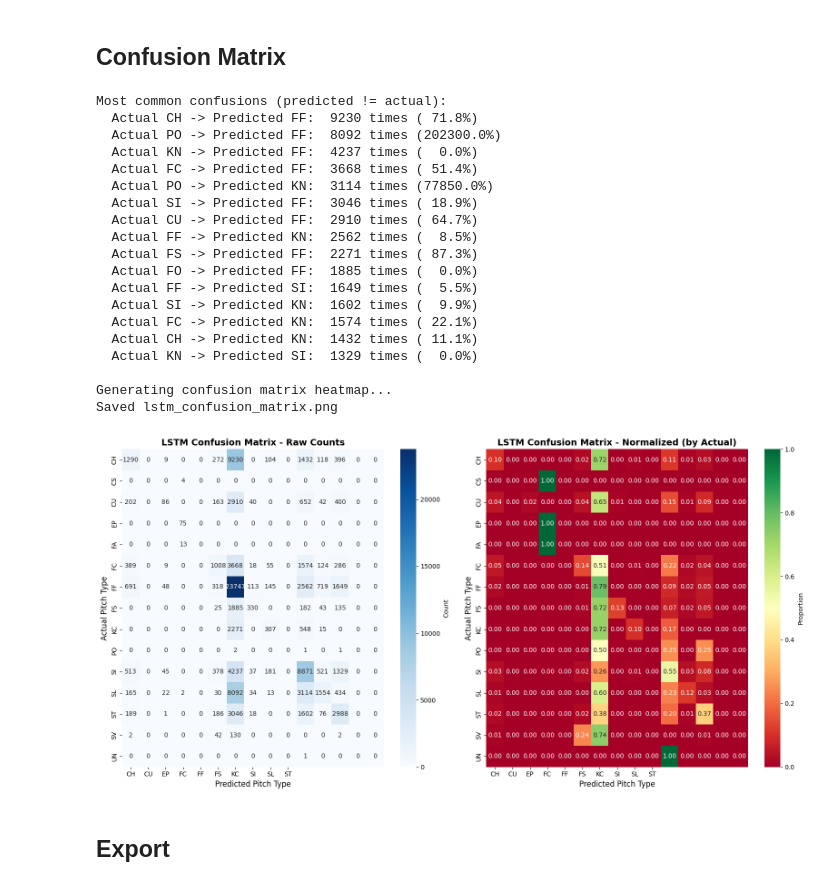
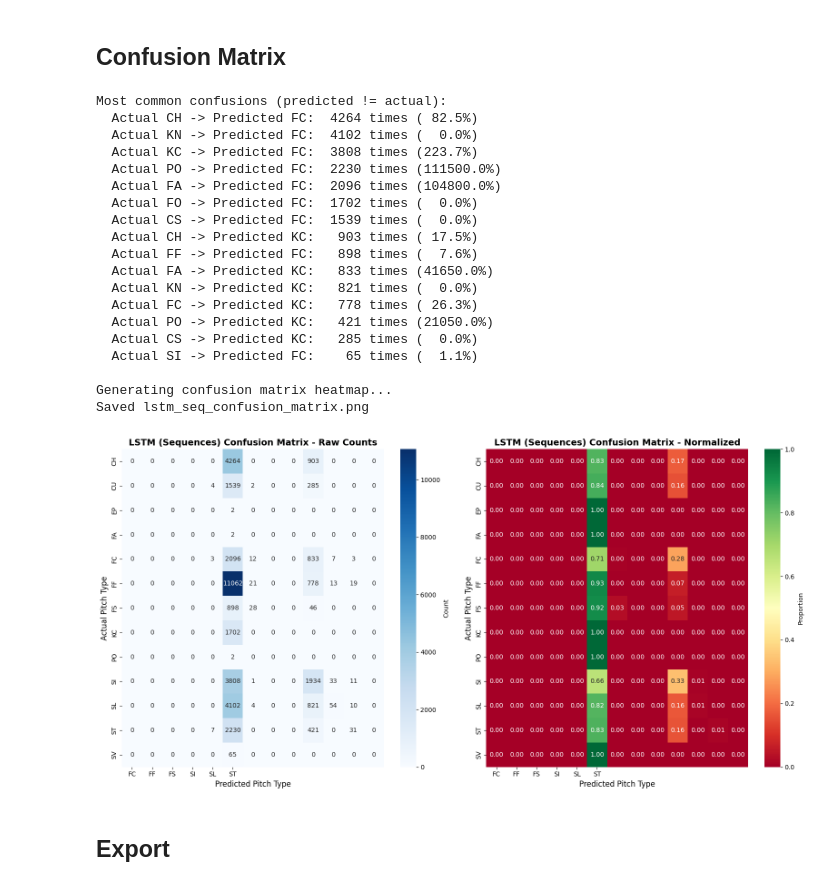
Before and after one commit to l0stpanda/sports-analytics-portfolio, a Jupyter notebook: baseball/pitch-prediction/models/lstm/lstm.ipynb, the cells around one changed output. Drawn from its saved outputs; the diff is of its cells as text; code cells hidden in the pictures.

Commit message:
pushing initial models

```diff
--- a/baseball/pitch-prediction/models/lstm/lstm.ipynb
+++ b/baseball/pitch-prediction/models/lstm/lstm.ipynb
@@ -166,12 +169,12 @@ Training complete!
 ## Evaluation
 # %%
 # Predictions
-y_pred_train = model.predict(X_train, verbose=0).argmax(axis=1)
-y_pred_test = model.predict(X_test, verbose=0).argmax(axis=1)
+y_pred_train = model.predict(X_train_seq, verbose=0).argmax(axis=1)
+y_pred_test = model.predict(X_test_seq, verbose=0).argmax(axis=1)
 
 # Accuracy
-train_accuracy = accuracy_score(y_train, y_pred_train)
-test_accuracy = accuracy_score(y_test, y_pred_test)
+train_accuracy = accuracy_score(y_train_seq, y_pred_train)
+test_accuracy = accuracy_score(y_test_seq, y_pred_test)
 
 print(f"\nAccuracy:")
 print(f"  Train: {train_accuracy:.3f} ({train_accuracy:.1%})")
@@ -183,10 +186,10 @@ print(f"  Improvement over baseline: +{(test_accuracy - baseline_accuracy):.1%}"
 print(f"\nPer-pitch type accuracy (test set):")
 pitch_types = pitch_encoder.classes_
 for i, pitch in enumerate(pitch_types):
-    mask = y_test == i
+    mask = y_test_seq == i
     if mask.sum() > 0:
-        acc = accuracy_score(y_test[mask], y_pred_test[mask])
+        acc = accuracy_score(y_test_seq[mask], y_pred_test[mask])
         count = mask.sum()
-        print(f"  {pitch:3s}: {acc:.1%} ({count:6d} pitches)")
+        print(f"  {pitch:3s}: {acc:.1%} ({count:6d} sequences)")
 # %% [output]
 Accuracy:
@@ -209,92 +215,80 @@ Per-pitch type accuracy (test set):
 # %% [markdown]
 ## Confusion Matrix
 # %%
-cm = confusion_matrix(y_test, y_pred_test)
+cm = confusion_matrix(y_test_seq, y_pred_test)
 
 print("\nMost common confusions (predicted != actual):")
 confusions = []
 
-# Handle case where test set doesn't have all pitch types
-# cm shape is (n_actual_classes, n_predicted_classes)
 for i in range(cm.shape[0]):
     for j in range(cm.shape[1]):
         if i != j:
             count = cm[i, j]
             if count > 0:
-                # Get pitch names - handle missing classes
                 actual_pitch = pitch_types[i] if i < len(pitch_types) else f"Unknown_{i}"
                 pred_pitch = pitch_types[j] if j < len(pitch_types) else f"Unknown_{j}"
                 confusions.append((actual_pitch, pred_pitch, count))
 
-# Sort by frequency
 confusions.sort(key=lambda x: x[2], reverse=True)
 for actual, predicted, count in confusions[:15]:
-    # Calculate percentage safely
     actual_idx = np.where(pitch_types == actual)[0]
     if len(actual_idx) > 0:
-        total_actual = (y_test == actual_idx[0]).sum()
+        total_actual = (y_test_seq == actual_idx[0]).sum()
         pct = count / total_actual * 100 if total_actual > 0 else 0
         print(f"  Actual {actual} -> Predicted {predicted}: {count:5d} times ({pct:5.1f}%)")
 
-# Confusion Matrix Heatmap
+# Heatmap visualization
 print("\nGenerating confusion matrix heatmap...")
 
-# Create a DataFrame for the confusion matrix with pitch type labels
-# Normalize by row (actual pitch type) to show percentages
 cm_normalized = cm.astype('float') / cm.sum(axis=1)[:, np.newaxis]
 
-# Get the actual pitch types that appear in the test set
-actual_pitch_indices = np.unique(y_test)
+actual_pitch_indices = np.unique(y_test_seq)
 predicted_pitch_indices = np.unique(y_pred_test)
 
-# Get pitch type labels
 actual_pitches = pitch_types[actual_pitch_indices]
 predicted_pitches = pitch_types[predicted_pitch_indices]
 
-# Create heatmap (may be rectangular if different pitches appear in actual vs predicted)
 fig, (ax1, ax2) = plt.subplots(1, 2, figsize=(16, 8))
 
-# Count-based heatmap
 sns.heatmap(cm, annot=True, fmt='d', cmap='Blues',
             xticklabels=predicted_pitches, yticklabels=actual_pitches,
             cbar_kws={'label': 'Count'}, ax=ax1)
-ax1.set_title('LSTM Confusion Matrix - Raw Counts', fontsize=14, fontweight='bold')
+ax1.set_title('LSTM (Sequences) Confusion Matrix - Raw Counts', fontsize=14, fontweight='bold')
 ax1.set_xlabel('Predicted Pitch Type', fontsize=12)
 ax1.set_ylabel('Actual Pitch Type', fontsize=12)
 
-# Normalized heatmap (% of actual pitch type)
 sns.heatmap(cm_normalized, annot=True, fmt='.2f', cmap='RdYlGn',
             xticklabels=predicted_pitches, yticklabels=actual_pitches,
             cbar_kws={'label': 'Proportion'}, ax=ax2, vmin=0, vmax=1)
-ax2.set_title('LSTM Confusion Matrix - Normalized (by Actual)', fontsize=14, fontweight='bold')
+ax2.set_title('LSTM (Sequences) Confusion Matrix - Normalized', fontsize=14, fontweight='bold')
 ax2.set_xlabel('Predicted Pitch Type', fontsize=12)
 ax2.set_ylabel('Actual Pitch Type', fontsize=12)
 
 plt.tight_layout()
-plt.savefig('lstm_confusion_matrix.png', dpi=300, bbox_inches='tight')
-print("Saved lstm_confusion_matrix.png")
+plt.savefig('lstm_seq_confusion_matrix.png', dpi=300, bbox_inches='tight')
+print("Saved lstm_seq_confusion_matrix.png")
 plt.show()
 # %% [output]
 Most common confusions (predicted != actual):
-  Actual CH -> Predicted FF:  9230 times ( 71.8%)
-  Actual PO -> Predicted FF:  8092 times (202300.0%)
-  Actual KN -> Predicted FF:  4237 times (  0.0%)
-  Actual FC -> Predicted FF:  3668 times ( 51.4%)
-  Actual PO -> Predicted KN:  3114 times (77850.0%)
-  Actual SI -> Predicted FF:  3046 times ( 18.9%)
-  Actual CU -> Predicted FF:  2910 times ( 64.7%)
-  Actual FF -> Predicted KN:  2562 times (  8.5%)
-  Actual FS -> Predicted FF:  2271 times ( 87.3%)
-  Actual FO -> Predicted FF:  1885 times (  0.0%)
-  Actual FF -> Predicted SI:  1649 times (  5.5%)
-  Actual SI -> Predicted KN:  1602 times (  9.9%)
-  Actual FC -> Predicted KN:  1574 times ( 22.1%)
-  Actual CH -> Predicted KN:  1432 times ( 11.1%)
-  Actual KN -> Predicted SI:  1329 times (  0.0%)
+  Actual CH -> Predicted FC:  4264 times ( 82.5%)
+  Actual KN -> Predicted FC:  4102 times (  0.0%)
+  Actual KC -> Predicted FC:  3808 times (223.7%)
+  Actual PO -> Predicted FC:  2230 times (111500.0%)
+  Actual FA -> Predicted FC:  2096 times (104800.0%)
+  Actual FO -> Predicted FC:  1702 times (  0.0%)
+  Actual CS -> Predicted FC:  1539 times (  0.0%)
+  Actual CH -> Predicted KC:   903 times ( 17.5%)
+  Actual FF -> Predicted FC:   898 times (  7.6%)
+  Actual FA -> Predicted KC:   833 times (41650.0%)
+  Actual KN -> Predicted KC:   821 times (  0.0%)
+  Actual FC -> Predicted KC:   778 times ( 26.3%)
+  Actual PO -> Predicted KC:   421 times (21050.0%)
+  Actual CS -> Predicted KC:   285 times (  0.0%)
+  Actual SI -> Predicted FC:    65 times (  1.1%)
 
 Generating confusion matrix heatmap...
-Saved lstm_confusion_matrix.png
+Saved lstm_seq_confusion_matrix.png
-[figure, old version]
+[figure, new version]
 # %% [markdown]
 ## Export
 # %%
```
Also changed, not shown: parts of 7 cells of this notebook, 18 other files.
